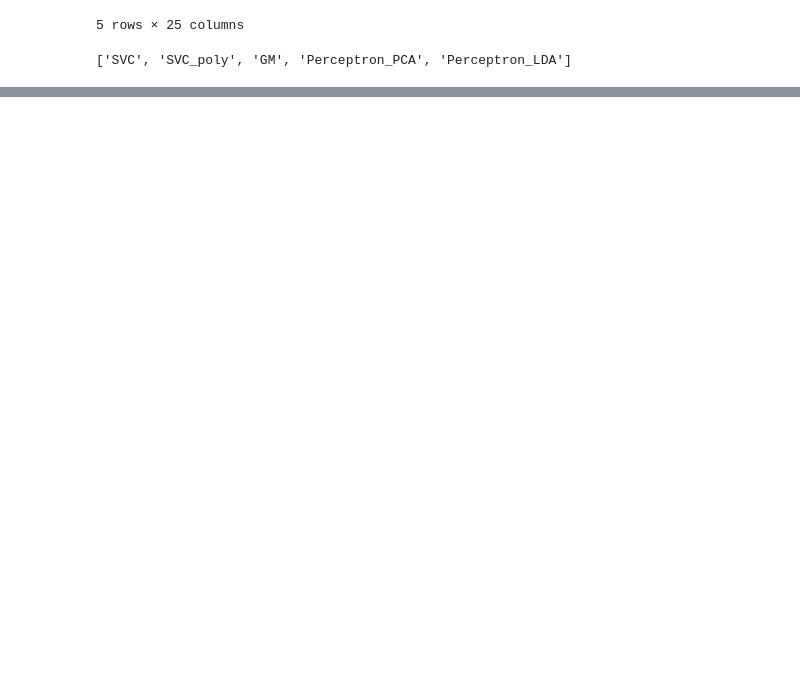
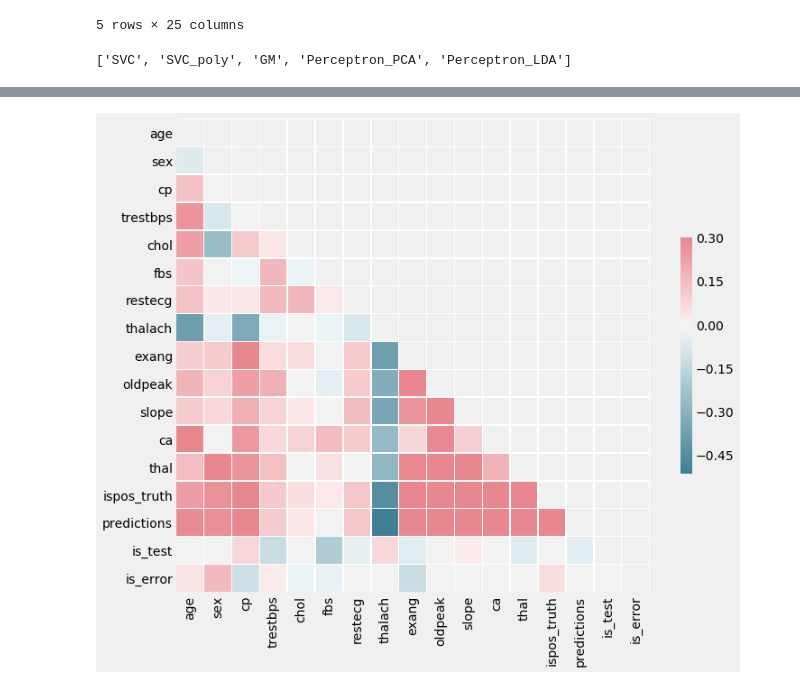
Before and after one commit to TychonautVII/heart_disease_dm, a Jupyter notebook: heart_disease/playground.ipynb, the cells around one changed output, grey strips where cells are left out. Cells and saved outputs as stored; diff of their text form; code cells hidden in the pictures; blank space fills up the shorter version.

```diff
--- a/heart_disease/playground.ipynb
+++ b/heart_disease/playground.ipynb
@@ -193,0 +221,13 @@ plt.show()
+# %%
+from sklearn.model_selection import StratifiedShuffleSplit
+
+X = np.array(data_df.iloc[:, :-1])
+y = np.array(data_df['ispos_truth'])
+
+sss = StratifiedShuffleSplit(n_splits=1, test_size=0.25, random_state=10)
+for train_idx, validation_idx in sss.split(X, y):
+    pass
+
+
+pipe.fit(data_df.iloc[train_idx],data_df.iloc[train_idx]['ispos_truth'],)
+pipe.score(data_df.iloc[validation_idx],data_df.iloc[validation_idx]['ispos_truth'])
@@ -193,0 +240,8 @@ plt.show()
+# %%
+is_test = np.zeros(data_df.shape[0])
+# %%
+is_test[validation_idx] = 1
+# %%
+data_df['predictions'] = pipe.predict(data_df)
+data_df['is_test'] = is_test
+data_df['is_error'] = data_df['predictions']!=data_df['ispos_truth']
@@ -193,0 +292,5 @@ plt.show()
+# %%
+hdp.correlation_matrix(data_df)
+plt.show()
+# %% [output]
+[figure, added]
```
Also changed, not shown: parts of 54 cells of this notebook, 4 other files.
